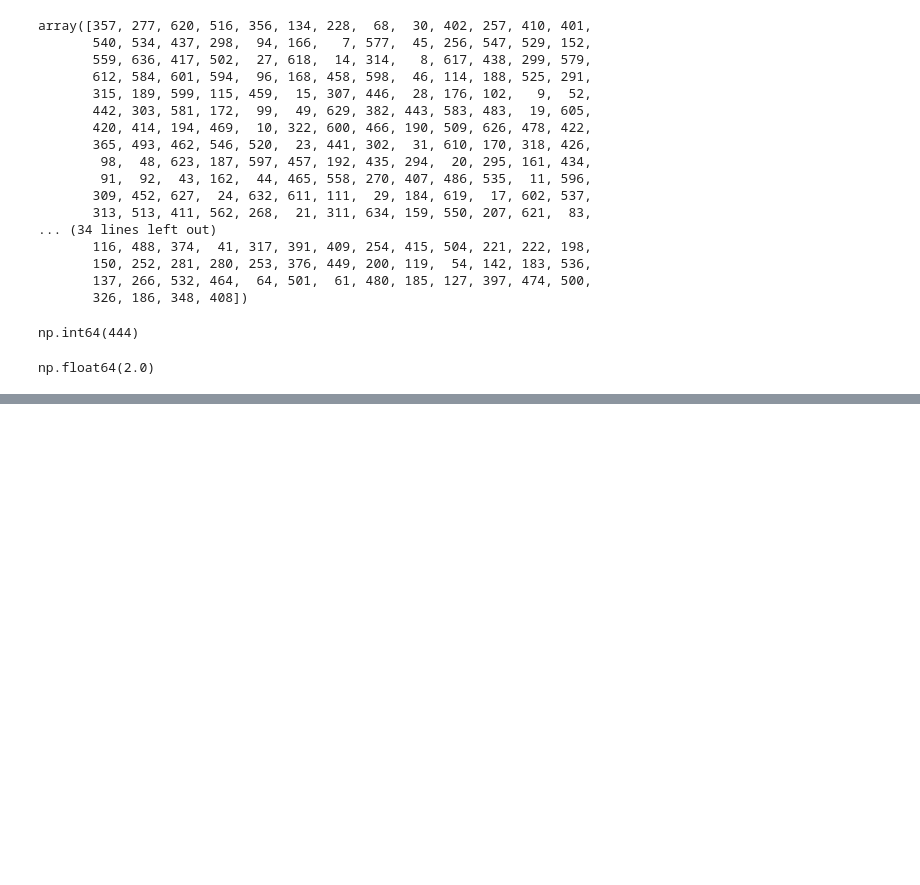
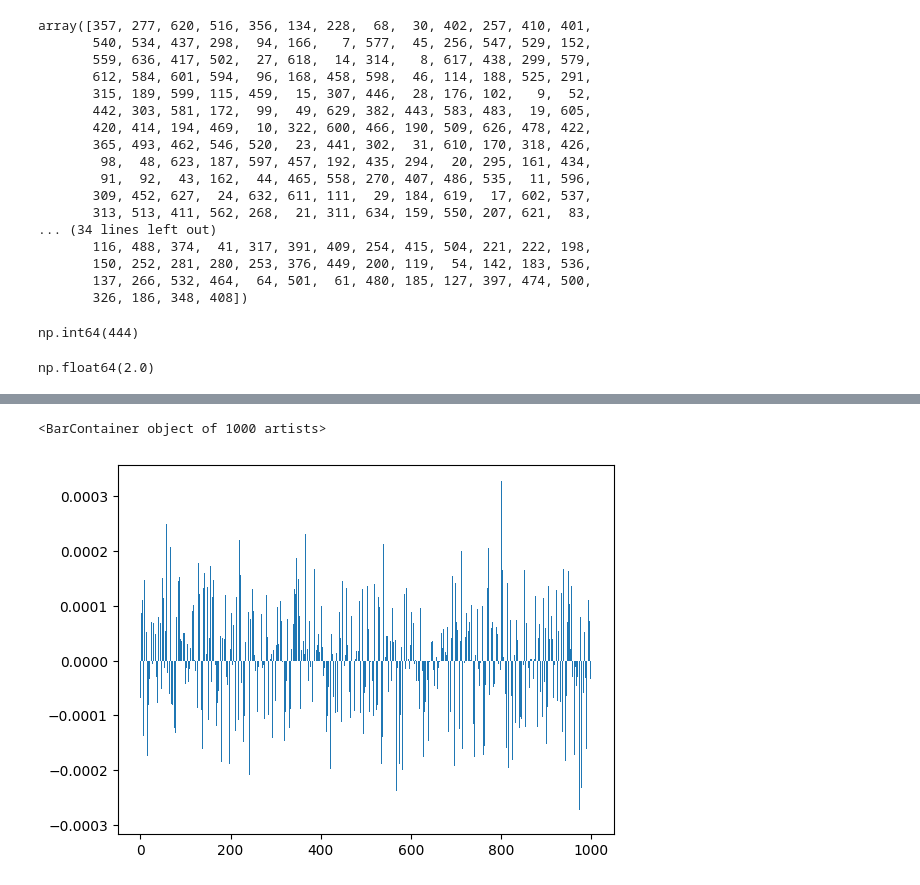
Before and after one commit to emiliocantuc/wolverine-events, a Jupyter notebook: scripts/idea.ipynb, the cells around one changed output, grey strips where cells are left out. Cells and saved outputs as stored; diff of their text form; code cells hidden in the pictures; blank space fills up the shorter version.

```diff
--- a/scripts/idea.ipynb
+++ b/scripts/idea.ipynb
@@ -99,0 +164,6 @@ user_ratings += 2 * weights[0]
+# %%
+ratings = get_user_ratings(db, 8)
+plt.bar(list(range(len(ratings))), ratings)
+# %% [output]
+<BarContainer object of 1000 artists>
+[figure, added]
```
Also changed, not shown: parts of 10 cells of this notebook, 5 other files.
